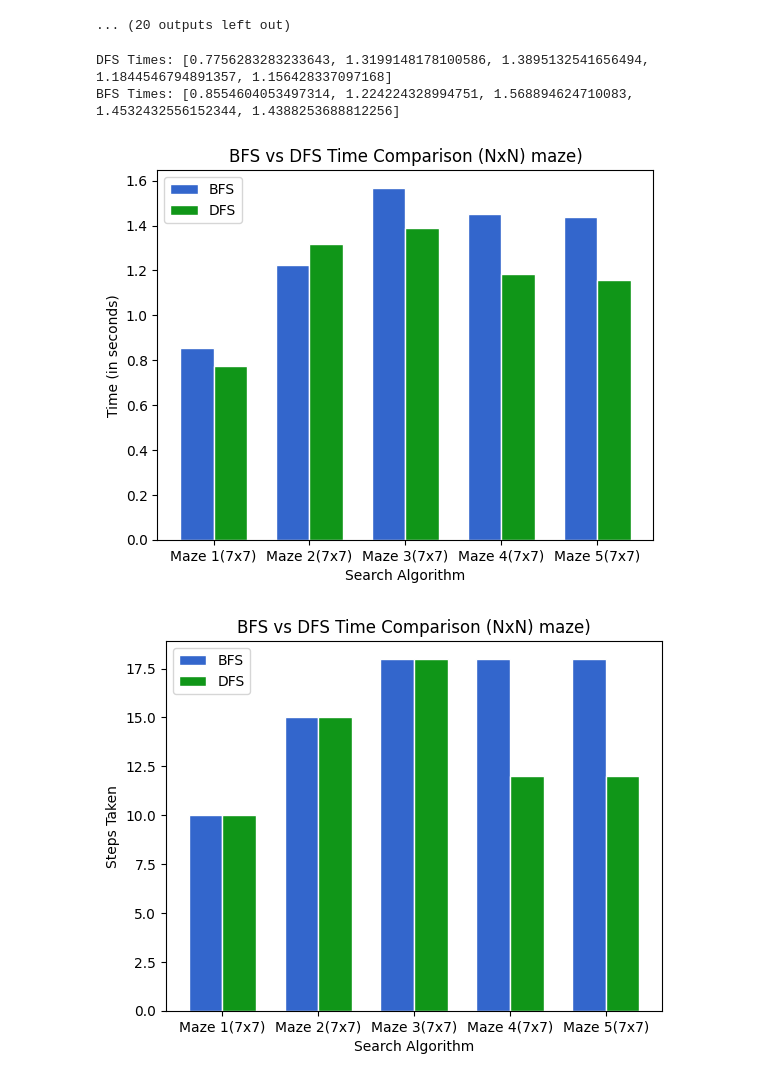
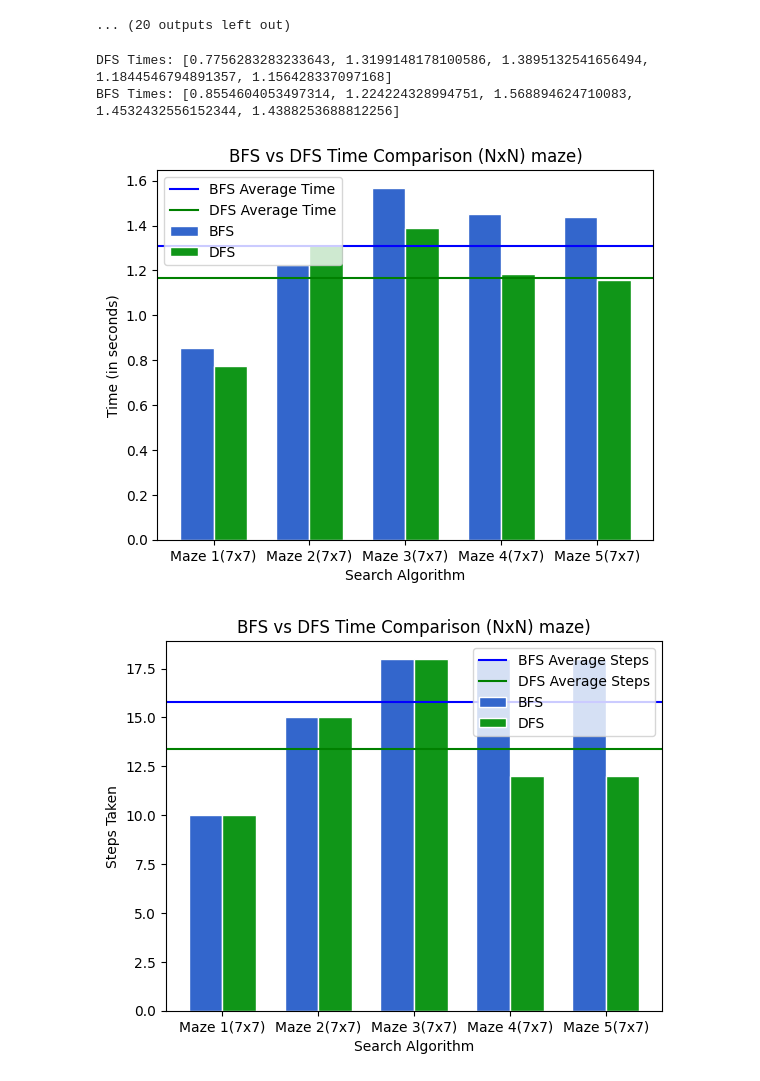
Before and after one commit to jordanhilado/cecs451-final-group5, a Jupyter notebook: general.ipynb, the cells around one changed output. Saved outputs shown, nothing was run; the diff lists cells and outputs as text; code cells hidden in the pictures.

Commit message:
added average time and steps to graphic

```diff
--- a/general.ipynb
+++ b/general.ipynb
@@ -476,6 +476,10 @@ ffmpeg version 4.3.6-0+deb11u1 Copyright (c) 2000-2023 the FFmpeg developers
 # %%
 print("DFS Times:", dfsTime)
 print("BFS Times:", bfsTime)
+
+averageDFSTime = sum(dfsTime) / len(dfsTime)
+averageBFSTime = sum(bfsTime) / len(bfsTime)
+
 
 # X-axis labels
 labels = []
@@ -502,6 +506,10 @@ plt.xlabel('Search Algorithm')
 plt.ylabel('Time (in seconds)')
 plt.title(f'BFS vs DFS Time Comparison (NxN) maze)')
 
+# add average time to the graph
+plt.axhline(y=averageBFSTime, color='b', linestyle='-', label='BFS Average Time')
+plt.axhline(y=averageDFSTime, color='g', linestyle='-', label='DFS Average Time')
+
 # Adding X-axis labels
 plt.xticks([r + barWidth/2 for r in range(len(bfsTime))], labels)
 
@@ -513,7 +521,7 @@ plt.show()
 # %% [output]
 DFS Times: [0.7756283283233643, 1.3199148178100586, 1.3895132541656494, 1.1844546794891357, 1.156428337097168]
 BFS Times: [0.8554604053497314, 1.224224328994751, 1.568894624710083, 1.4532432556152344, 1.4388253688812256]
-[figure, old version]
+[figure, new version]
 # %%
 # X-axis labels
 labels = []
@@ -522,31 +530,40 @@ for i in range(len(heightsWidthsArray)):
 
 # Set the width of each bar
 barWidth = 0.35
 
 # Set the position of each bar on the X-axis
 r1 = np.arange(len(bfsSteps))
 r2 = [x + barWidth for x in r1]
 
 # Define consistent colors for each search
 bfsColor = ['#3366CC', '#3366CC', '#3366CC', '#3366CC', '#3366CC']
 dfsColor = ['#109618', '#109618', '#109618', '#109618', '#109618']
 
+averageBFSSteps = sum(bfsSteps) / len(bfsSteps)
+averageDFSSteps = sum(dfsSteps) / len(dfsSteps)
+
+
 # Plotting the bar graph
 plt.bar(r1, bfsSteps, color=bfsColor, width=barWidth, edgecolor='white', label='BFS')
 plt.bar(r2, dfsSteps, color=dfsColor, width=barWidth, edgecolor='white', label='DFS')
 
 # Adding labels and title
 plt.xlabel('Search Algorithm')
 plt.ylabel('Steps Taken')
 plt.title(f'BFS vs DFS Time Comparison (NxN) maze)')
 
+# add average time to the graph
+plt.axhline(y=averageBFSSteps, color='b', linestyle='-', label='BFS Average Steps')
+plt.axhline(y=averageDFSSteps, color='g', linestyle='-', label='DFS Average Steps')
+
+
 # Adding X-axis labels
 plt.xticks([r + barWidth/2 for r in range(len(bfsSteps))], labels)
 
 # Adding legend
 plt.legend()
 
 # Displaying the plot
 plt.show()
 # %% [output]
-[figure, old version]
+[figure, new version]
```
